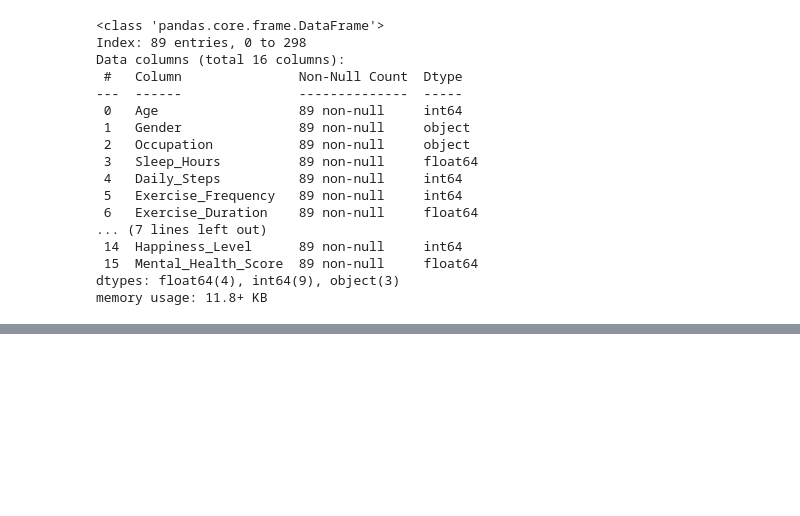
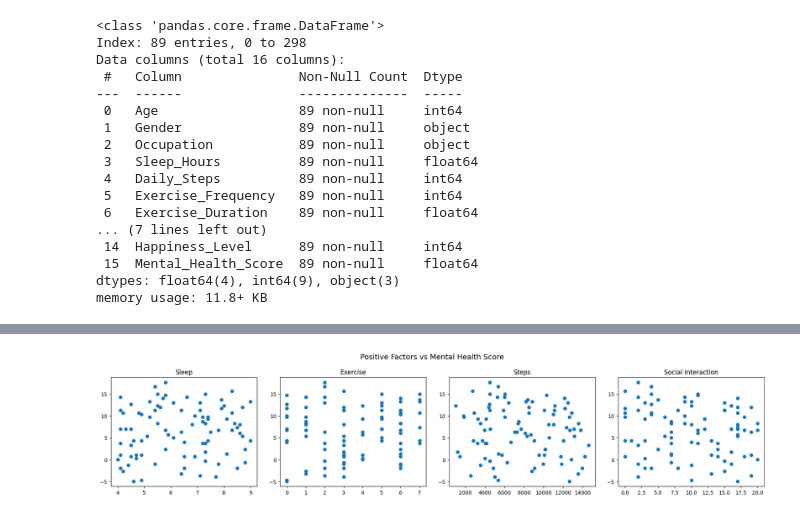
Before and after one commit to rjwright5/DTSC4302_GroupProject, a Jupyter notebook: Mental Health x Physical Activity.ipynb, the cells around one changed output, grey strips where cells are left out. Drawn from its saved outputs; the diff is of its cells as text; code cells hidden in the pictures; blank space fills up the shorter version.

```diff
--- a/Mental Health x Physical Activity.ipynb
+++ b/Mental Health x Physical Activity.ipynb
@@ -170,0 +244,20 @@ memory usage: 11.8+ KB
+# %%
+fig, axes = plt.subplots(1, 4, figsize=(18, 4))
+
+axes[0].scatter(df["Sleep_Hours"], df["Mental_Health_Score"])
+axes[0].set_title("Sleep")
+
+axes[1].scatter(df["Exercise_Frequency"], df["Mental_Health_Score"])
+axes[1].set_title("Exercise")
+
+axes[2].scatter(df["Daily_Steps"], df["Mental_Health_Score"])
+axes[2].set_title("Steps")
+
+axes[3].scatter(df["Social_Interaction"], df["Mental_Health_Score"])
+axes[3].set_title("Social Interaction")
+
+fig.suptitle("Positive Factors vs Mental Health Score", fontsize=14)
+plt.tight_layout()
+plt.show()
+# %% [output]
+[figure, added]
```
Also changed, not shown: parts of 29 cells of this notebook.
